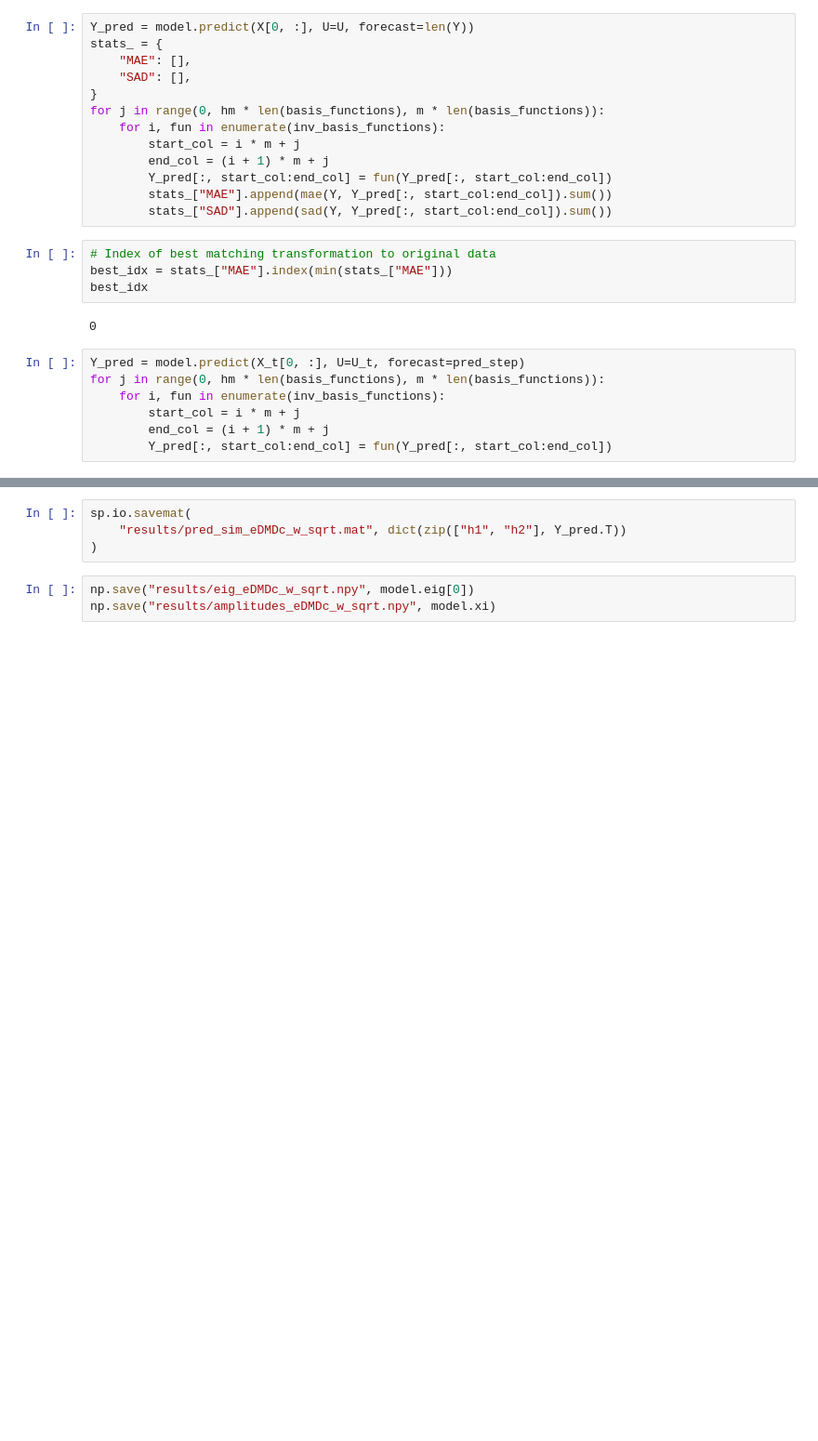
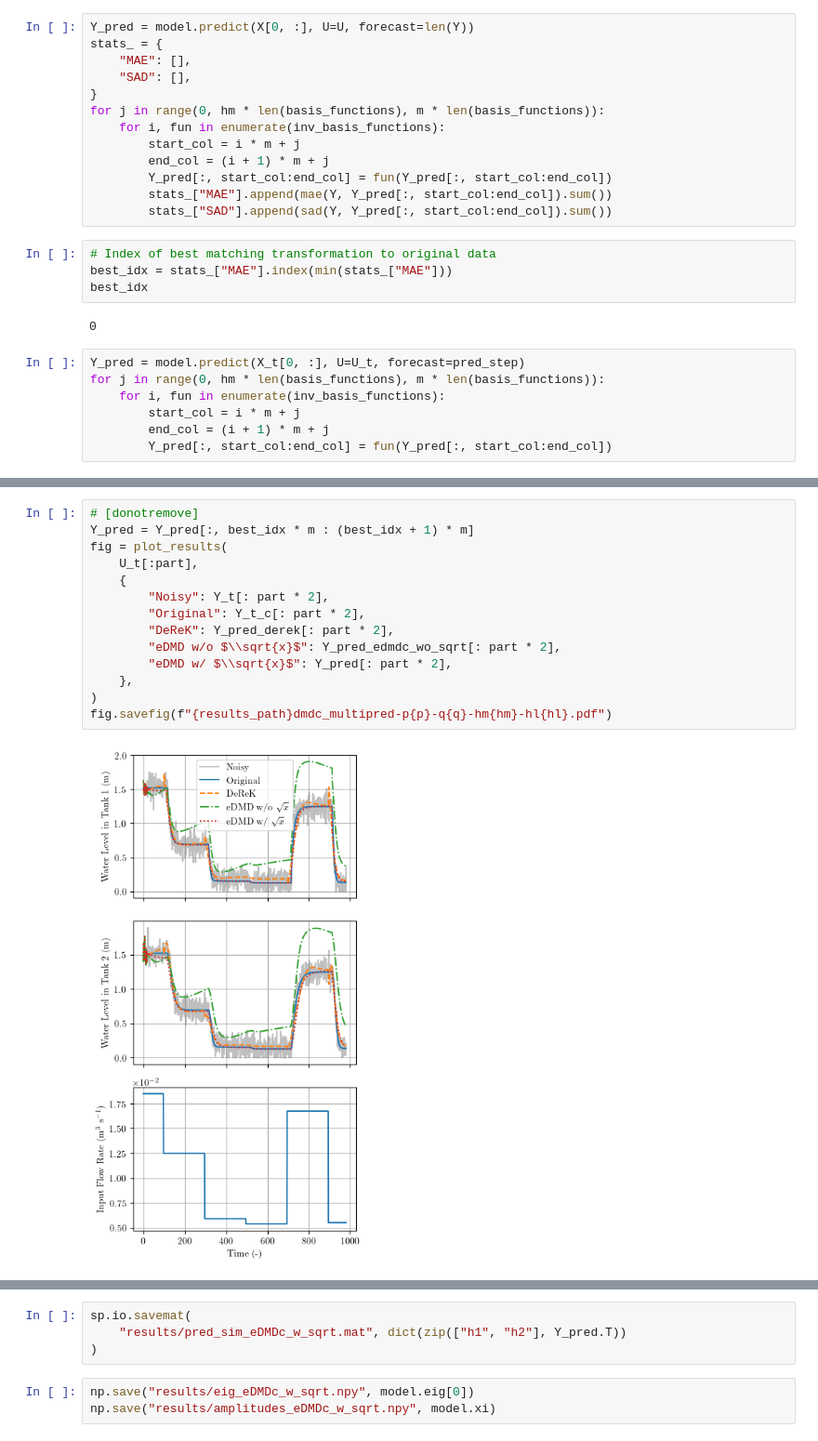
Before and after one commit to PatrikValabek/deep-koopman-with-time-delays, a Jupyter notebook: code/examples/eDMDc with sqrt.ipynb, the cells around one changed output, grey strips where cells are left out. Shown at 93% size. Cells and saved outputs as stored; diff of their text form; blank space fills up the shorter version.

```diff
--- a/code/examples/eDMDc with sqrt.ipynb
+++ b/code/examples/eDMDc with sqrt.ipynb
@@ -136,3 +180,19 @@ _ = plt.plot(Y_pred[:, : m * len(basis_functions)])
+# %%
+# [donotremove]
+Y_pred = Y_pred[:, best_idx * m : (best_idx + 1) * m]
+fig = plot_results(
+    U_t[:part],
+    {
+        "Noisy": Y_t[: part * 2],
+        "Original": Y_t_c[: part * 2],
+        "DeReK": Y_pred_derek[: part * 2],
+        "eDMD w/o $\\sqrt{x}$": Y_pred_edmdc_wo_sqrt[: part * 2],
+        "eDMD w/ $\\sqrt{x}$": Y_pred[: part * 2],
+    },
+)
+fig.savefig(f"{results_path}dmdc_multipred-p{p}-q{q}-hm{hm}-hl{hl}.pdf")
+# %% [output]
+[figure, added]
 # %%
 # [donotremove]
 # Perform DMD as multi-step ahead prediction
```
Also changed, not shown: parts of 5 cells of this notebook, 7 other files.
